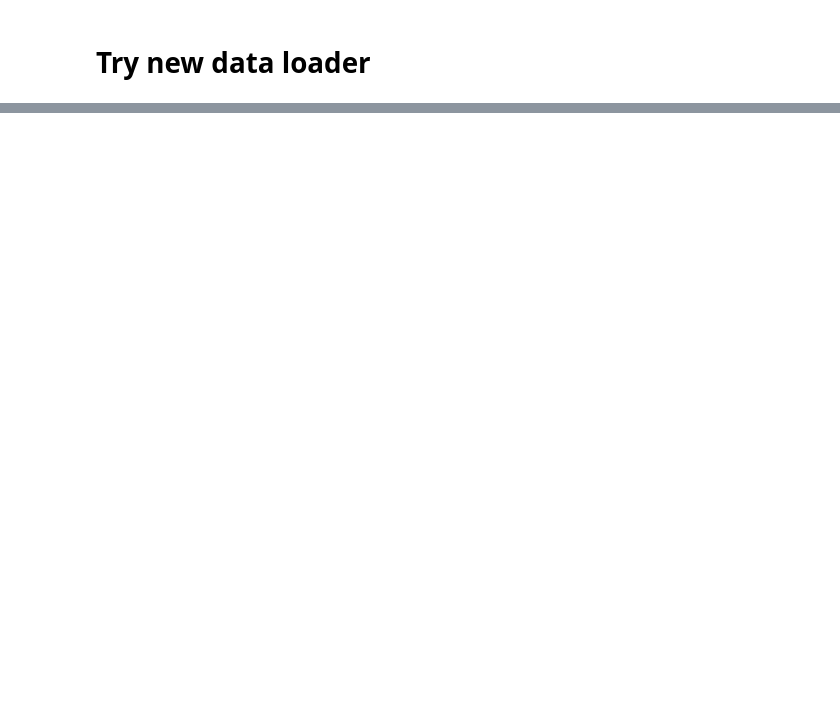
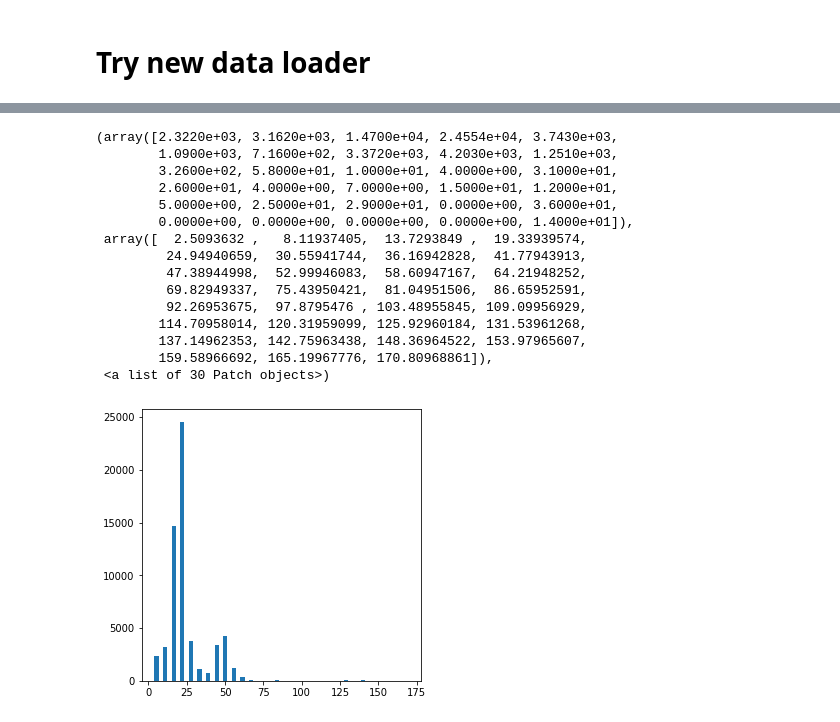
Before and after one commit to jingqian95/DeepLearning2020, a Jupyter notebook: train.ipynb, the cells around one changed output, grey strips where cells are left out. Cells and saved outputs as stored; diff of their text form; code cells hidden in the pictures; blank space fills up the shorter version.

```diff
--- a/train.ipynb
+++ b/train.ipynb
@@ -405,2 +426,2 @@ anchors
 # %%
-annots = pd.read_csv('datasets/dl2020/annotation_newfeat_2.csv')
+annots = pd.read_csv('datasets/dl2020/annotation_newfeat_3.csv')
@@ -409,7 +428,9 @@ true_boxes = annots.loc[:, ['scaled_x', 'scaled_y', 'scaled_box_width', 'scaled_
+# %%
+true_boxes = annots.loc[:, ['bev_x', 'bev_y', 'bev_box_width', 'bev_box_height']]
 # %%
-true_boxes = true_boxes.rename(columns = {'scaled_x':'x1', 'scaled_y':'y1'})
+true_boxes = true_boxes.rename(columns = {'bev_x':'x1', 'bev_y':'y1'})
 # %%
-true_boxes['x2'] = true_boxes['x1'] + true_boxes['scaled_box_width']
-true_boxes['y2'] = true_boxes['y1'] + true_boxes['scaled_box_height']
+true_boxes['x2'] = true_boxes['x1'] + true_boxes['bev_box_width']
+true_boxes['y2'] = true_boxes['y1'] + true_boxes['bev_box_height']
 # %%
 true_boxes.head()
@@ -420,7 +448,24 @@ import matplotlib.pyplot as plt
 # matplotlib.rcParams['figure.dpi'] = 200
 # %%
 plt.figure(figsize = (5,5))
-plt.hist(true_boxes.scaled_box_height, bins = 30, rwidth = 0.5)
+plt.hist(true_boxes.bev_box_height, bins = 30, rwidth = 0.5)
+# %% [output]
+(array([2.3220e+03, 3.1620e+03, 1.4700e+04, 2.4554e+04, 3.7430e+03,
+        1.0900e+03, 7.1600e+02, 3.3720e+03, 4.2030e+03, 1.2510e+03,
+        3.2600e+02, 5.8000e+01, 1.0000e+01, 4.0000e+00, 3.1000e+01,
+        2.6000e+01, 4.0000e+00, 7.0000e+00, 1.5000e+01, 1.2000e+01,
+        5.0000e+00, 2.5000e+01, 2.9000e+01, 0.0000e+00, 3.6000e+01,
+        0.0000e+00, 0.0000e+00, 0.0000e+00, 0.0000e+00, 1.4000e+01]),
+ array([  2.5093632 ,   8.11937405,  13.7293849 ,  19.33939574,
+         24.94940659,  30.55941744,  36.16942828,  41.77943913,
+         47.38944998,  52.99946083,  58.60947167,  64.21948252,
+         69.82949337,  75.43950421,  81.04951506,  86.65952591,
+         92.26953675,  97.8795476 , 103.48955845, 109.09956929,
+        114.70958014, 120.31959099, 125.92960184, 131.53961268,
+        137.14962353, 142.75963438, 148.36964522, 153.97965607,
+        159.58966692, 165.19967776, 170.80968861]),
+ <a list of 30 Patch objects>)
+[figure, added]
 # %%
 plt.figure(figsize = (5,5))
 plt.hist(anchors[0, :, 2] - anchors[0, :, 0], bins = 100, rwidth = 0.5)
```
Also changed, not shown: parts of 19 cells of this notebook, 57 other files.
